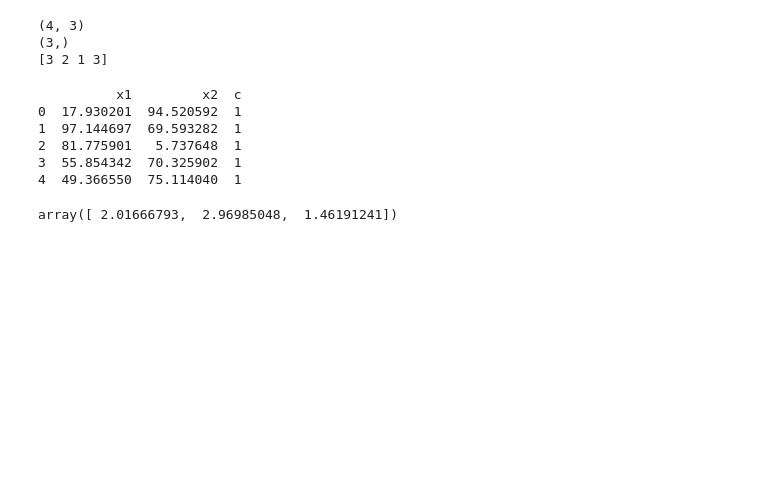
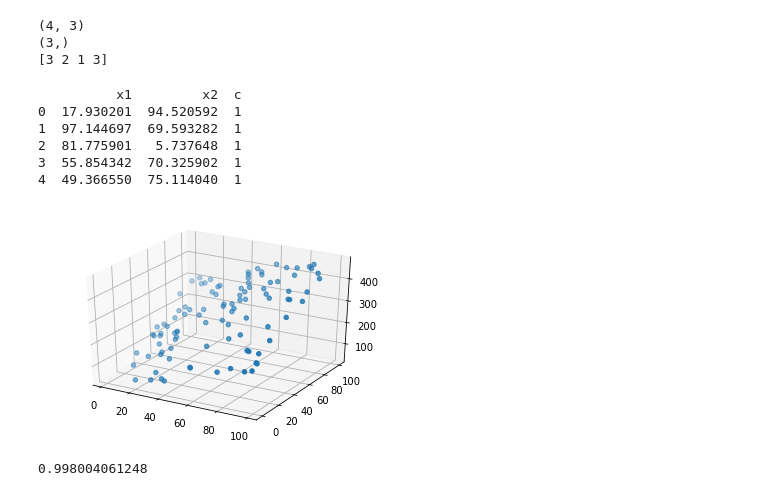
Before and after one commit to nitish-jaipuria/Udemy-Courses, a Jupyter notebook: Deep Learning Prerequisites - Udemy.ipynb, the cells around one changed output. Drawn from its saved outputs; the diff is of its cells as text; code cells hidden in the pictures; blank space fills up the shorter version.

```diff
--- a/Deep Learning Prerequisites - Udemy.ipynb
+++ b/Deep Learning Prerequisites - Udemy.ipynb
@@ -312,27 +330,37 @@ print(y)
 # %%
 from mpl_toolkits.mplot3d import Axes3D
 
 data = pd.read_csv("F:\\DATA SCIENCE\\Udemy\\Deep Learning Prerequisites\\machine_learning_examples-master\\linear_regression_class\\data_2d.csv",
                header = None )
 
 data.columns = ['x1','x2', 'y']
 
 X = data[['x1','x2']]
 X['c'] = 1
 
 X_t = np.transpose(X)
 
 print(X.head())
 
 y = data['y']
 w = np.linalg.solve(np.dot(X_t,X), np.dot(X_t,y))
 
-w
+fig = plt.figure()
+ax = fig.add_subplot(111, projection='3d')
+ax.scatter(X['x1'], X['x2'], y)
+plt.show()
+
+yhat = np.dot(X,w)
+
+r2 = 1 - ( np.dot(y-yhat,y-yhat)/np.dot(y-np.mean(y),y-np.mean(y)) )
+
+print(r2)
 # %% [output]
           x1         x2  c
 0  17.930201  94.520592  1
 1  97.144697  69.593282  1
 2  81.775901   5.737648  1
 3  55.854342  70.325902  1
 4  49.366550  75.114040  1
+[figure, added]
-array([ 2.01666793,  2.96985048,  1.46191241])
+0.998004061248
```
Also changed, not shown: parts of 4 cells of this notebook.
